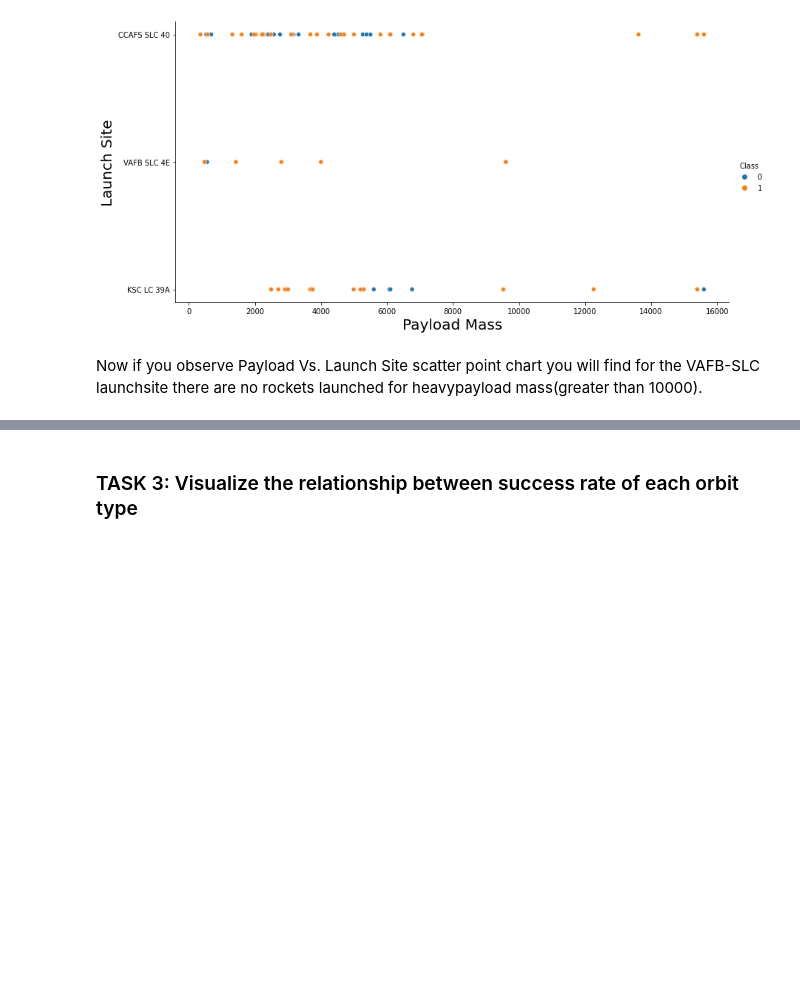
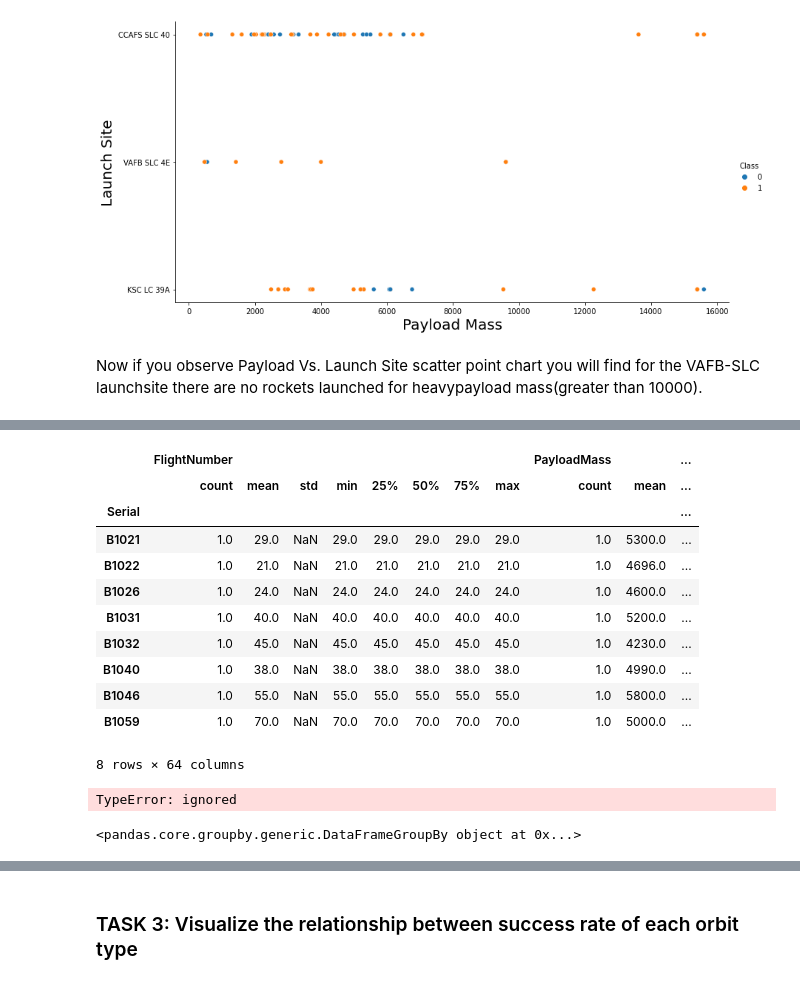
Before and after one commit to JAMESCUDERO/Marathon, a Jupyter notebook: 5_EDA_with_Data_Visualisation.ipynb, the cells around one changed output, grey strips where cells are left out. Saved outputs shown, nothing was run; the diff lists cells and outputs as text; code cells hidden in the pictures; blank space fills up the shorter version.

```diff
--- a/5_EDA_with_Data_Visualisation.ipynb
+++ b/5_EDA_with_Data_Visualisation.ipynb
@@ -142,3 +175,32 @@ grouped_data.mean()
 | CCAFS SLC 40 | 43.818182 | 5548.207786 | 1.763636 | 0.727273 | 0.381818 | 0.763636 | 3.272727 | 1.472727 | -80.577366 | ... |
 | KSC LC 39A | 51.772727 | 7606.450856 | 2.000000 | 0.818182 | 0.454545 | 0.818182 | 4.000000 | 1.863636 | -80.603956 | ... |
 | VAFB SLC 4E | 42.000000 | 5919.461538 | 1.538462 | 0.923077 | 0.461538 | 0.846154 | 3.615385 | 2.076923 | -120.610829 | ... |
+# %%
+dfj=df.query('Class==1')
+# %%
+dfj4000=dfj.query('PayloadMass>4000')
+dfj6000=dfj4000.query('PayloadMass<6000')
+# %%
+dfnom = dfj6000.groupby('Serial')
+dfnom.describe()
+# %% [output]
+|  | FlightNumber |  |  |  |  |  |  |  | PayloadMass |  | ... |
+|  | count | mean | std | min | 25% | 50% | 75% | max | count | mean | ... |
+| Serial |  |  |  |  |  |  |  |  |  |  | ... |
+| B1021 | 1.0 | 29.0 | NaN | 29.0 | 29.0 | 29.0 | 29.0 | 29.0 | 1.0 | 5300.0 | ... |
+| B1022 | 1.0 | 21.0 | NaN | 21.0 | 21.0 | 21.0 | 21.0 | 21.0 | 1.0 | 4696.0 | ... |
+| B1026 | 1.0 | 24.0 | NaN | 24.0 | 24.0 | 24.0 | 24.0 | 24.0 | 1.0 | 4600.0 | ... |
+| B1031 | 1.0 | 40.0 | NaN | 40.0 | 40.0 | 40.0 | 40.0 | 40.0 | 1.0 | 5200.0 | ... |
+| B1032 | 1.0 | 45.0 | NaN | 45.0 | 45.0 | 45.0 | 45.0 | 45.0 | 1.0 | 4230.0 | ... |
+| B1040 | 1.0 | 38.0 | NaN | 38.0 | 38.0 | 38.0 | 38.0 | 38.0 | 1.0 | 4990.0 | ... |
+| B1046 | 1.0 | 55.0 | NaN | 55.0 | 55.0 | 55.0 | 55.0 | 55.0 | 1.0 | 5800.0 | ... |
+| B1059 | 1.0 | 70.0 | NaN | 70.0 | 70.0 | 70.0 | 70.0 | 70.0 | 1.0 | 5000.0 | ... |
+8 rows × 64 columns
+# %%
+dfnom()
+# %% [output]
+TypeError: ignored
+# %%
+dfj6000.groupby('Serial')
+# %% [output]
+<pandas.core.groupby.generic.DataFrameGroupBy object at 0x...>
```
Also changed, not shown: parts of 6 cells of this notebook.
